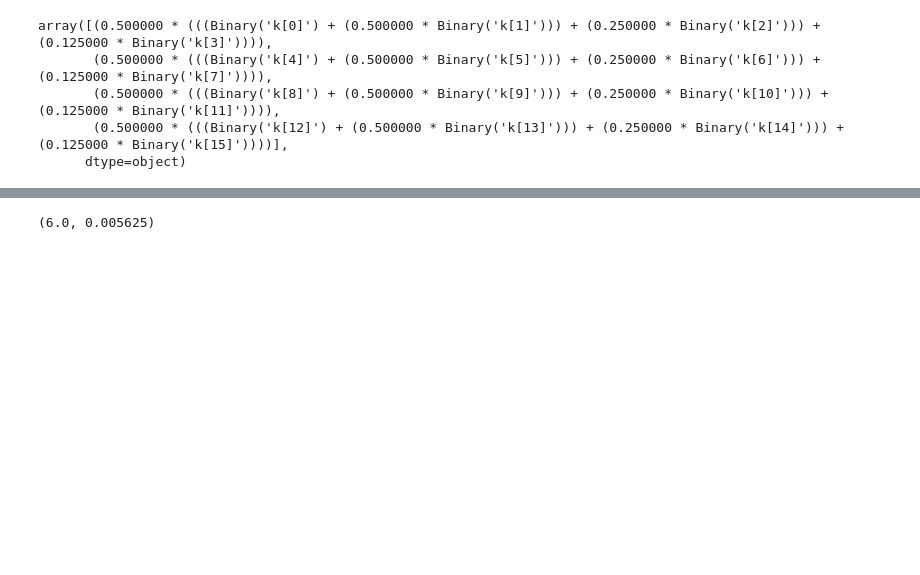
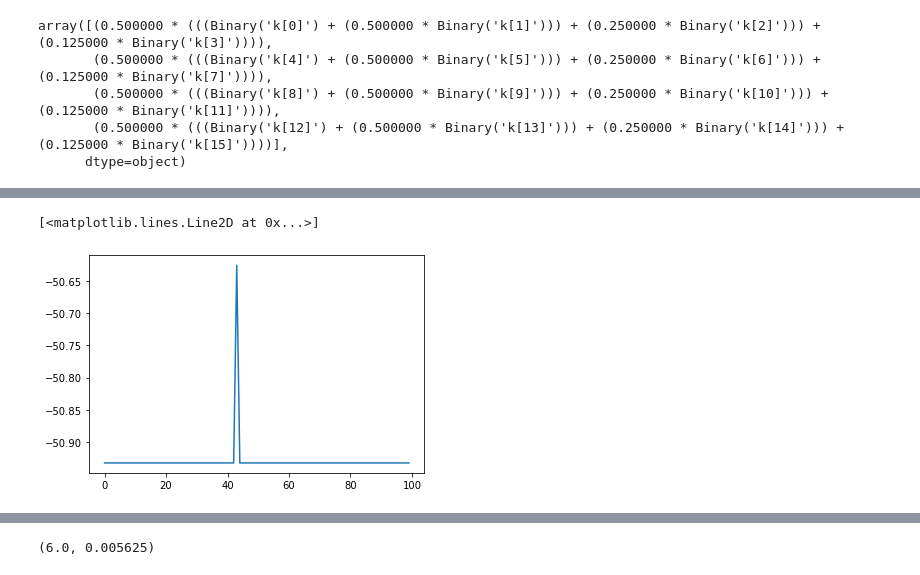
Before and after one commit to DBern97/Dwave-RAN-algs, a Jupyter notebook: Inspection.ipynb, the cells around one changed output, grey strips where cells are left out. Saved outputs shown, nothing was run; the diff lists cells and outputs as text; code cells hidden in the pictures; blank space fills up the shorter version.

```diff
--- a/Inspection.ipynb
+++ b/Inspection.ipynb
@@ -38,0 +68,5 @@ array([-3.+3.j,  1.+1.j])
+# %%
+plt.plot(data['energy'])
+# %% [output]
+[<matplotlib.lines.Line2D at 0x...>]
+[figure, added]
```
Also changed, not shown: parts of 27 cells of this notebook.
